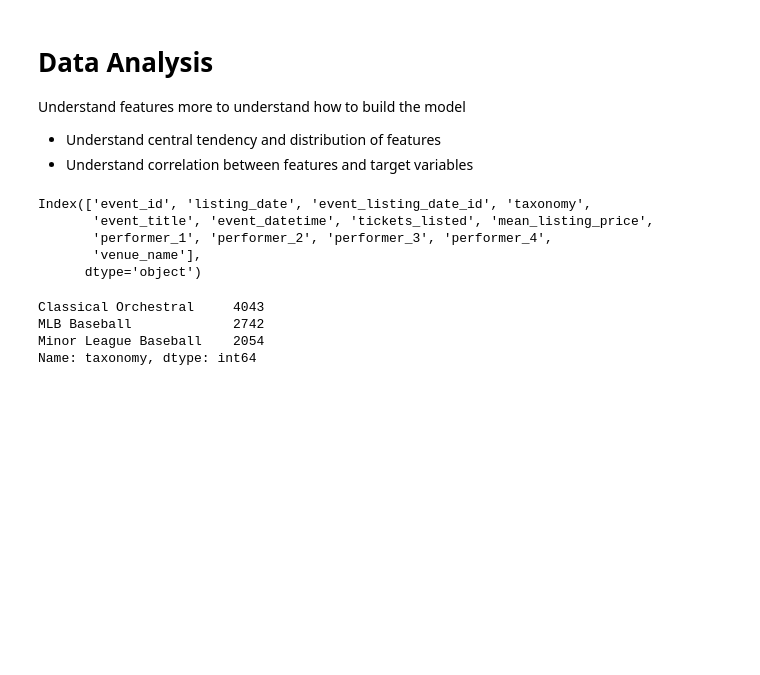
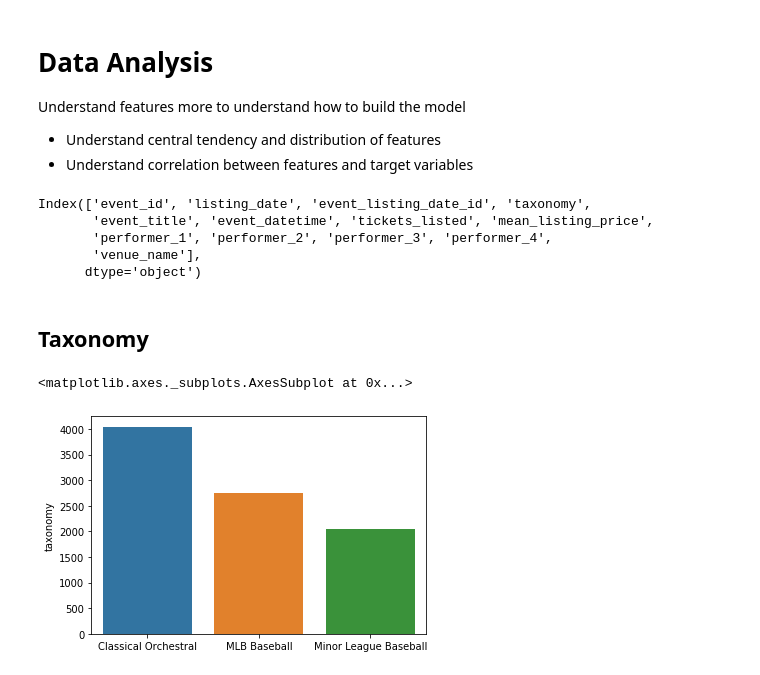
Before and after one commit to tvrtl3b0y/misc, a Jupyter notebook: demand_analytics/demand_analytics.ipynb, the cells around one changed output. Saved outputs shown, nothing was run; the diff lists cells and outputs as text; code cells hidden in the pictures; blank space fills up the shorter version.

```diff
--- a/demand_analytics/demand_analytics.ipynb
+++ b/demand_analytics/demand_analytics.ipynb
@@ -63,10 +52,13 @@ Index(['event_id', 'listing_date', 'event_listing_date_id', 'taxonomy',
        'performer_1', 'performer_2', 'performer_3', 'performer_4',
        'venue_name'],
       dtype='object')
-# %%
-df.taxonomy.value_counts()
-# %% [output]
-Classical Orchestral     4043
-MLB Baseball             2742
-Minor League Baseball    2054
-Name: taxonomy, dtype: int64
+# %% [markdown]
+## Taxonomy
+# %%
+sns.barplot(
+    x=df.taxonomy.value_counts().index,
+    y=df.taxonomy.value_counts()
+)
+# %% [output]
+<matplotlib.axes._subplots.AxesSubplot at 0x...>
+[figure, added]
```
Also changed, not shown: parts of 23 cells of this notebook.
